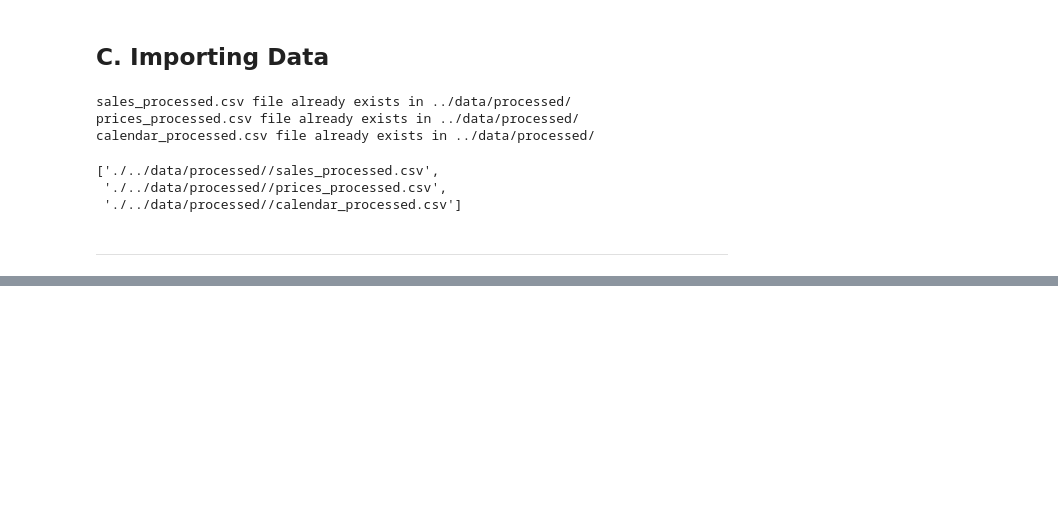
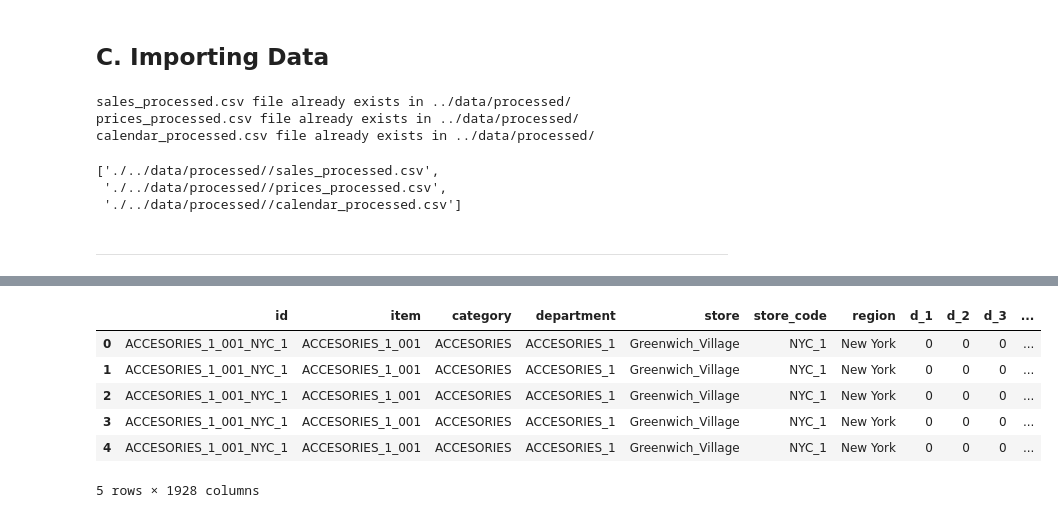
Before and after one commit to Maycas/DS-Market, a Jupyter notebook: 1 - Analysis/2 - Feature engineering.ipynb, the cells around one changed output, grey strips where cells are left out. Cells and saved outputs as stored; diff of their text form; code cells hidden in the pictures; blank space fills up the shorter version.

```diff
--- a/1 - Analysis/2 - Feature engineering.ipynb
+++ b/1 - Analysis/2 - Feature engineering.ipynb
@@ -80,0 +67,3 @@ sales[300:500]
+# %%
+# process from the beginning and with all rows
+sales = sales[0:5000]
@@ -80,0 +106,5 @@ sales[300:500]
+# %%
+# process from the beginning and with all rows
+sales = sales[0:1000]
+
+prices['id'] = prices['item'] + '_' + prices['store_code']
@@ -80,0 +131,7 @@ sales[300:500]
+# %%
+merge1 = pd.merge(
+    prices,
+    calendar,
+    how = 'inner',
+    on = ['week', 'year']
+)
@@ -81,3 +161,19 @@ sales[300:500]
+# %%
+merge2 = pd.merge(
+    sales,
+    merge1,
+    how= 'inner',
+    on = ['item', 'category', 'store_code', 'id']
+)
+merge2.head()
+# %% [output]
+|  | id | item | category | department | store | store_code | region | d_1 | d_2 | d_3 | ... |
+| 0 | ACCESORIES_1_001_NYC_1 | ACCESORIES_1_001 | ACCESORIES | ACCESORIES_1 | Greenwich_Village | NYC_1 | New York | 0 | 0 | 0 | ... |
+| 1 | ACCESORIES_1_001_NYC_1 | ACCESORIES_1_001 | ACCESORIES | ACCESORIES_1 | Greenwich_Village | NYC_1 | New York | 0 | 0 | 0 | ... |
+| 2 | ACCESORIES_1_001_NYC_1 | ACCESORIES_1_001 | ACCESORIES | ACCESORIES_1 | Greenwich_Village | NYC_1 | New York | 0 | 0 | 0 | ... |
+| 3 | ACCESORIES_1_001_NYC_1 | ACCESORIES_1_001 | ACCESORIES | ACCESORIES_1 | Greenwich_Village | NYC_1 | New York | 0 | 0 | 0 | ... |
+| 4 | ACCESORIES_1_001_NYC_1 | ACCESORIES_1_001 | ACCESORIES | ACCESORIES_1 | Greenwich_Village | NYC_1 | New York | 0 | 0 | 0 | ... |
+5 rows × 1928 columns
 # %%
 calendar.head()
 # %% [output]
```
Also changed, not shown: parts of 53 cells of this notebook, 2 other files.
